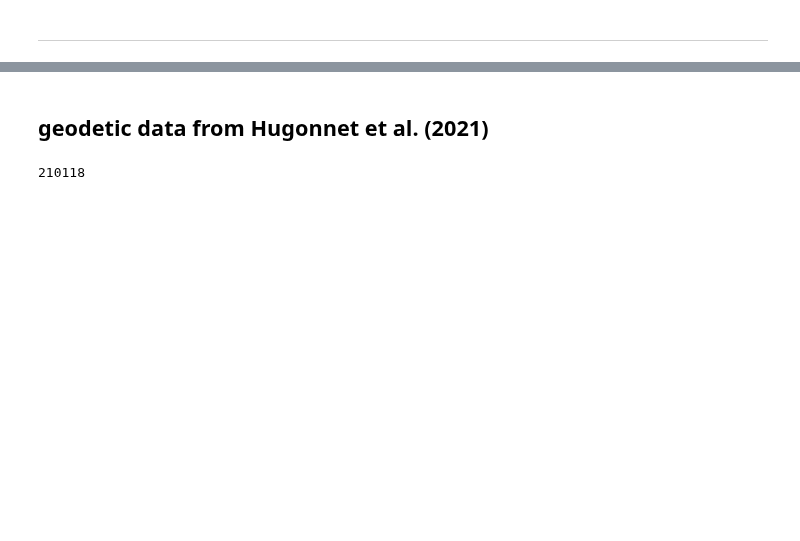
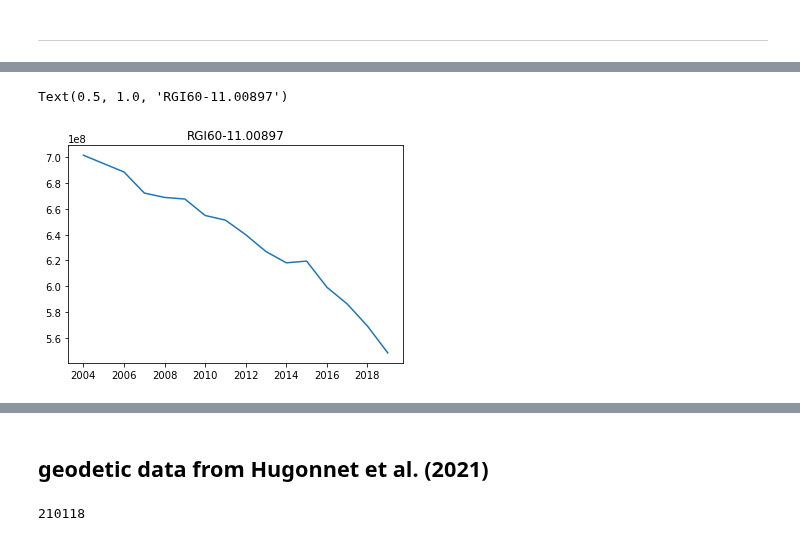
Before and after one commit to OGGM/massbalance-sandbox, a Jupyter notebook: docs/geodetic_mb_calibration_to_volume_changes.ipynb, the cells around one changed output, grey strips where cells are left out. Saved outputs shown, nothing was run; the diff lists cells and outputs as text; code cells hidden in the pictures; blank space fills up the shorter version.

```diff
--- a/docs/geodetic_mb_calibration_to_volume_changes.ipynb
+++ b/docs/geodetic_mb_calibration_to_volume_changes.ipynb
@@ -272,0 +351,6 @@ ye = 2019  # and ends
+# %%
+plt.plot(ds_hist.calendar_year, ds_hist.volume.isel(rgi_id=0))
+plt.title(ds_hist.isel(rgi_id=0).rgi_id.values)
+# %% [output]
+Text(0.5, 1.0, 'RGI60-11.00897')
+[figure, added]
```
Also changed, not shown: parts of 57 cells of this notebook.
